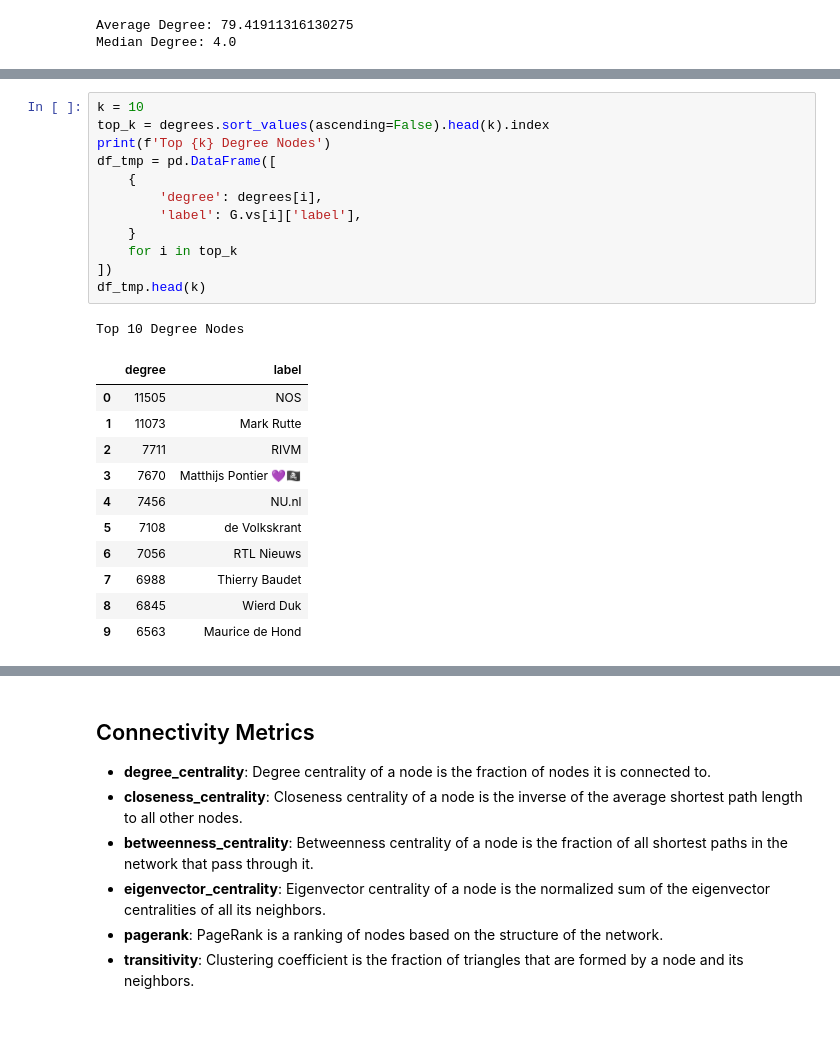
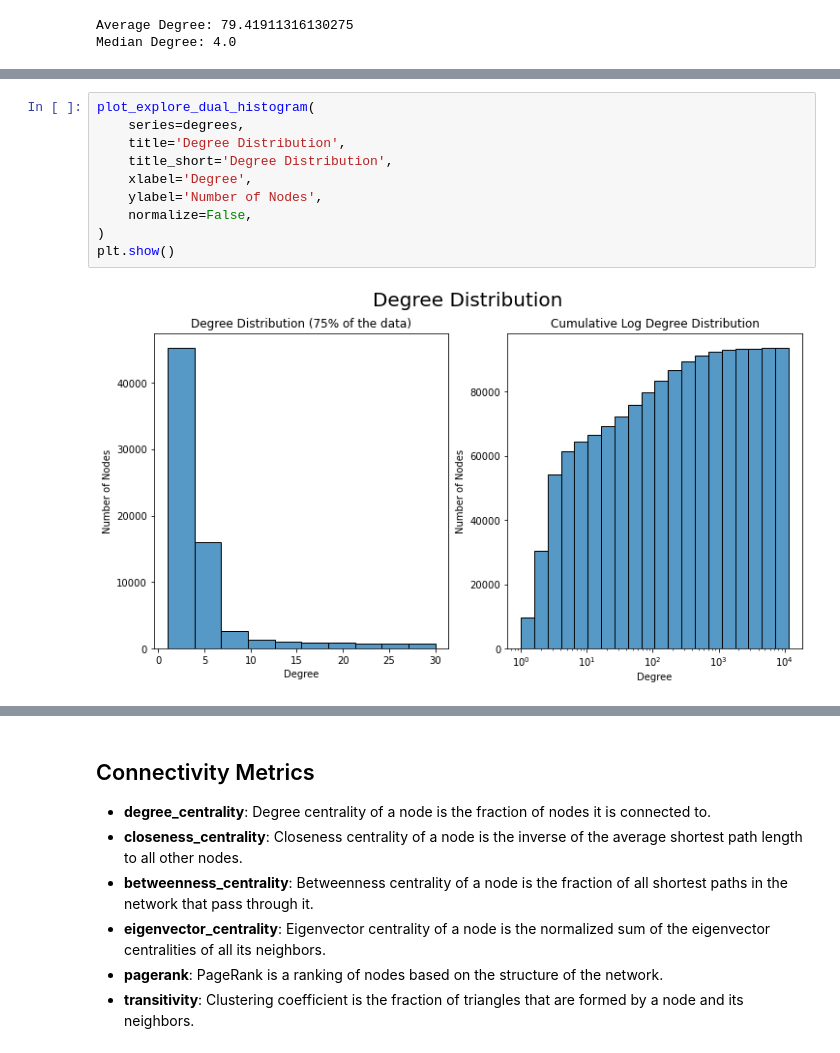
Before and after one commit to egordm/MGTCOM, a Jupyter notebook: code/datasets/notebooks/analysis/social-distancing-student.ipynb, the cells around one changed output, grey strips where cells are left out. Drawn from its saved outputs; the diff is of its cells as text; blank space fills up the shorter version.

```diff
--- a/code/datasets/notebooks/analysis/social-distancing-student.ipynb
+++ b/code/datasets/notebooks/analysis/social-distancing-student.ipynb
@@ -84,25 +61,12 @@ Text(0, 0.5, 'Number of Nodes')
-# %%
-k = 10
-top_k = degrees.sort_values(ascending=False).head(k).index
-print(f'Top {k} Degree Nodes')
-df_tmp = pd.DataFrame([
-    {
-        'degree': degrees[i],
-        'label': G.vs[i]['label'],
-    }
-    for i in top_k
-])
-df_tmp.head(k)
-# %% [output]
-Top 10 Degree Nodes
-|  | degree | label |
-| 0 | 11505 | NOS |
-| 1 | 11073 | Mark Rutte |
-| 2 | 7711 | RIVM |
-| 3 | 7670 | Matthijs Pontier 💜🏴‍☠️ |
-| 4 | 7456 | NU.nl |
-| 5 | 7108 | de Volkskrant |
-| 6 | 7056 | RTL Nieuws |
-| 7 | 6988 | Thierry Baudet |
-| 8 | 6845 | Wierd Duk |
-| 9 | 6563 | Maurice de Hond |
+# %%
+plot_explore_dual_histogram(
+    series=degrees,
+    title='Degree Distribution',
+    title_short='Degree Distribution',
+    xlabel='Degree',
+    ylabel='Number of Nodes',
+    normalize=False,
+)
+plt.show()
+# %% [output]
+[figure, added]
```
Also changed, not shown: parts of 30 cells of this notebook, 2 other files.
